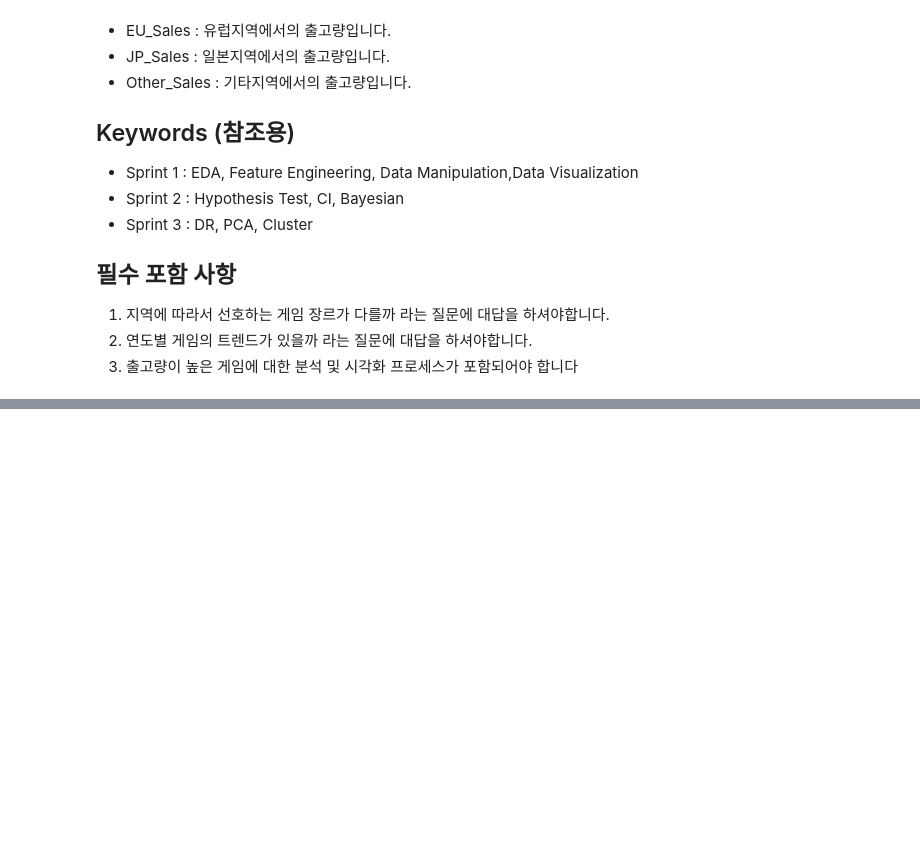
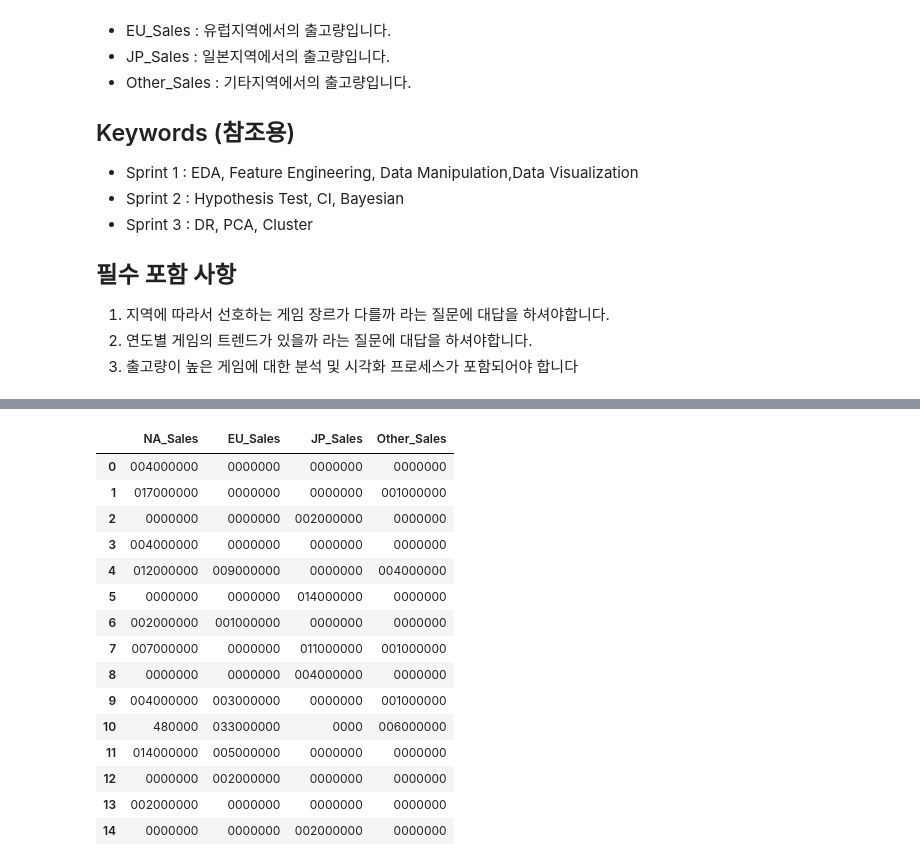
Before and after one commit to SANGJI-PARK/Codestates_Project, a Jupyter notebook: [Section1_Project]Games.ipynb, the cells around one changed output, grey strips where cells are left out. Drawn from its saved outputs; the diff is of its cells as text; code cells hidden in the pictures; blank space fills up the shorter version.

```diff
--- a/[Section1_Project]Games.ipynb
+++ b/[Section1_Project]Games.ipynb
@@ -73,0 +169,33 @@ dtype: int64
+# %%
+# 단위 변환
+for i in range(df.shape[0]):
+  for j in ['NA_Sales','EU_Sales','JP_Sales','Other_Sales']:
+    if df.loc[i,j][-1] == 'K' :
+      df.loc[i,j] = df.loc[i,j].replace('K','')
+      df.loc[i,j] += '000'
+
+    elif df.loc[i,j][-1] == 'M' :
+      df.loc[i,j]  = df.loc[i,j].replace('M','')
+      df.loc[i,j] += '000000'
+
+    else :
+      df.loc[i,j] += '000000'
+
+df.loc[:,['NA_Sales','EU_Sales','JP_Sales','Other_Sales']].head(15)
+# %% [output]
+|  | NA_Sales | EU_Sales | JP_Sales | Other_Sales |
+| 0 | 004000000 | 0000000 | 0000000 | 0000000 |
+| 1 | 017000000 | 0000000 | 0000000 | 001000000 |
+| 2 | 0000000 | 0000000 | 002000000 | 0000000 |
+| 3 | 004000000 | 0000000 | 0000000 | 0000000 |
+| 4 | 012000000 | 009000000 | 0000000 | 004000000 |
+| 5 | 0000000 | 0000000 | 014000000 | 0000000 |
+| 6 | 002000000 | 001000000 | 0000000 | 0000000 |
+| 7 | 007000000 | 0000000 | 011000000 | 001000000 |
+| 8 | 0000000 | 0000000 | 004000000 | 0000000 |
+| 9 | 004000000 | 003000000 | 0000000 | 001000000 |
+| 10 | 480000 | 033000000 | 0000 | 006000000 |
+| 11 | 014000000 | 005000000 | 0000000 | 0000000 |
+| 12 | 0000000 | 002000000 | 0000000 | 0000000 |
+| 13 | 002000000 | 0000000 | 0000000 | 0000000 |
+| 14 | 0000000 | 0000000 | 002000000 | 0000000 |
```
Also changed, not shown: parts of 13 cells of this notebook.
